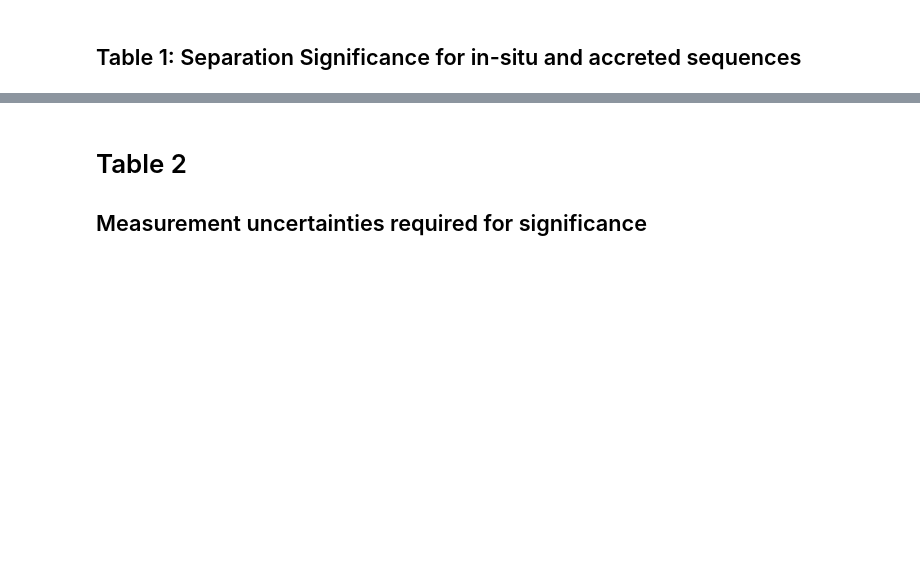
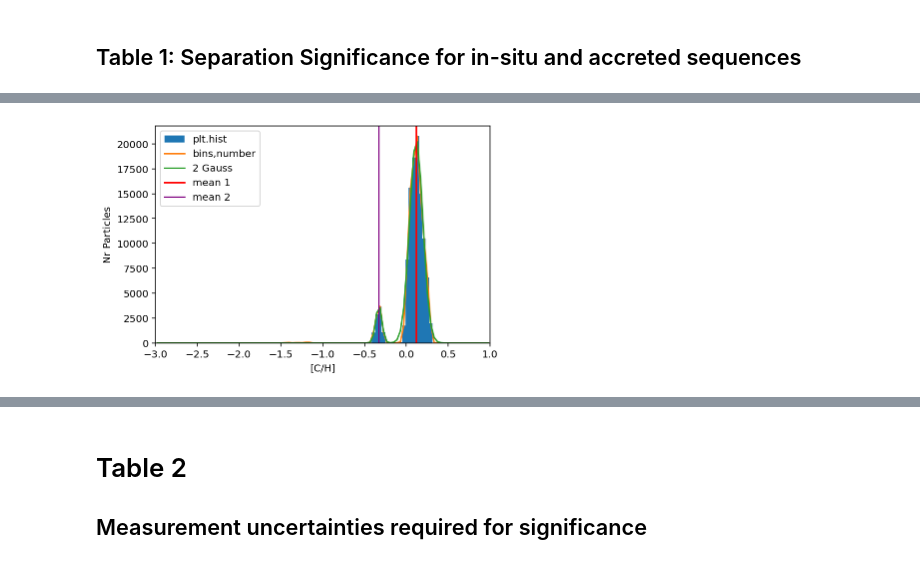
Before and after one commit to svenbuder/Accretion_Clues_ObsSim, a Jupyter notebook: mijnarends_2022_accretion_clues_simulation.ipynb, the cells around one changed output, grey strips where cells are left out. Saved outputs shown, nothing was run; the diff lists cells and outputs as text; code cells hidden in the pictures; blank space fills up the shorter version.

```diff
--- a/mijnarends_2022_accretion_clues_simulation.ipynb
+++ b/mijnarends_2022_accretion_clues_simulation.ipynb
@@ -711,0 +645,95 @@ np.savetxt('tables/separation_significance_two_sequences.tex',table_text,fmt='%s
+# %%
+# Defining the skeleton of the table
+table_text = [
+    [r'\begin{table}'],
+    [r'    \centering'],
+    [r'    \caption{Separation significance for the simulated data between in-situ and accreted (accr.) sequences for abundances ratios [X/H] of ten elements X.}'],
+    [r'    \begin{tabular}{cccccc}'],
+    [r'    \hline'],
+    [r'    Element & $\mu_\text{in-situ}$ & $\sigma_\text{in-situ}$ & $\mu_\text{accr.}$ & $\sigma_\text{accr.}$ & $r$\\'],
+    [r'    \hline \hline']
+]
+
+def get_initial_mean_and_sigma(element, debug=True):
+    age_limits = (sim['tform'] > 4) & (sim['tform'] < 5)
+    data = sim[element+'_H'][age_limits]
+    p = np.histogram(data,bins=np.linspace(-3,1,100))
+
+    # Numbers and bin middle (from 101 bin beginnings/ends)
+    number = p[0]
+    bins = p[1][:-1] + 0.5*(p[1][1]-p[1][0])
+
+    peak_bin = bins[np.argmax(number)]
+    peak_number = number[np.argmax(number)]
+    print(peak_bin,peak_number)
+
+    # This is simply "fitting" the 2 Gaussians to our data
+    popt,pcov = curve_fit(
+        gauss2,
+        xdata = bins,
+        ydata = number,
+        p0=[peak_number,peak_bin,0.25,0.5*peak_number,peak_bin-0.7,0.1]
+    )
+
+    mean1 = popt[1]
+    sigma1 = popt[2]
+    mean2 = popt[4]
+    sigma2 = popt[5]
+
+    r = abs(mean1 - mean2) / np.sqrt(sigma1**2 + sigma2**2)
+
+    if debug:
+        plt.hist(
+            data,bins=np.linspace(-3,1,100),
+            label='plt.hist'
+        )
+        plt.plot(
+            bins,
+            number,
+            label='bins,number'
+        )
+
+        plt.plot(
+            bins,
+            gauss2(bins,*popt),
+            label='2 Gauss'
+        )
+
+        plt.xlim(-3,1)
+
+        plt.axvline(mean1,c='r',label='mean 1')
+        plt.axvline(mean2,c='purple',label='mean 2')
+        plt.legend()
+
+        plt.xlabel('['+element+'/H]')
+        plt.ylabel('Nr Particles')
+
+        plt.show()
+        plt.close()
+
+    print(r,mean1,sigma1,mean2,sigma2)
+
+#     # Code that computes mu, sigma, r
+#     p16, p50, p84 = np.percentile(sim[''+element+'_H'][low], q=[16,50,84])
+#     mu_1 = p50
+#     sigma_1 = (p84-p16)/2
+
+#     p16, p50, p84 = np.percentile(sim[''+element+'_H'][high], q=[16,50,84])
+#     mu_2 = p50
+#     sigma_2 = (p84-p16)/2
+
+#    r = abs(mu_1 - mu_2) / np.sqrt(sigma_1**2 + sigma_2**2)
+
+    return(r'    {['+element+'/H]}  & '+str(round(mean1,2))+' & '+str(round(sigma1, 2))+' & '+str(round(mean2, 2))+' & '+str(round(sigma2, 2))+' & '+str(round(r, 2))+r' \\')
+
+# Creating a loop for the table to run through each element
+for element in ['C', 'O', 'Mg', 'Al', 'Si',  'V', 'Cr', 'Mn','Co', 'Ba']:
+    table_text.append([get_initial_mean_and_sigma(element)])
+
+table_text.append([r'    \hline'])
+table_text.append([r'    \end{tabular}'])
+table_text.append([r'    \label{tab:r_values_simulation}'])
+table_text.append([r'\end{table}'])
+
+np.savetxt('tables/separation_significance_two_sequences.tex',table_text,fmt='%s')
+# %% [output]
@@ -711,0 +741 @@ np.savetxt('tables/separation_significance_two_sequences.tex',table_text,fmt='%s
+[figure, added]
```
Also changed, not shown: parts of 10 cells of this notebook.
